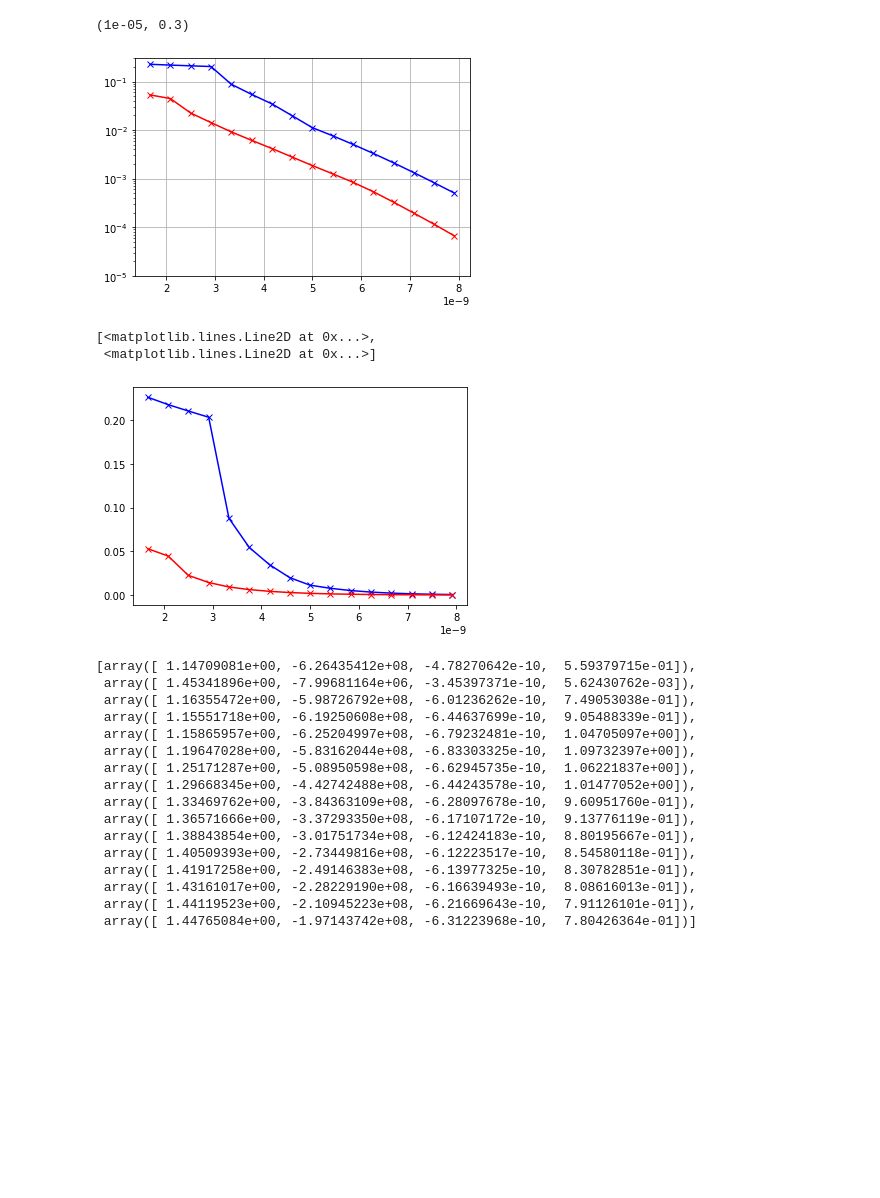
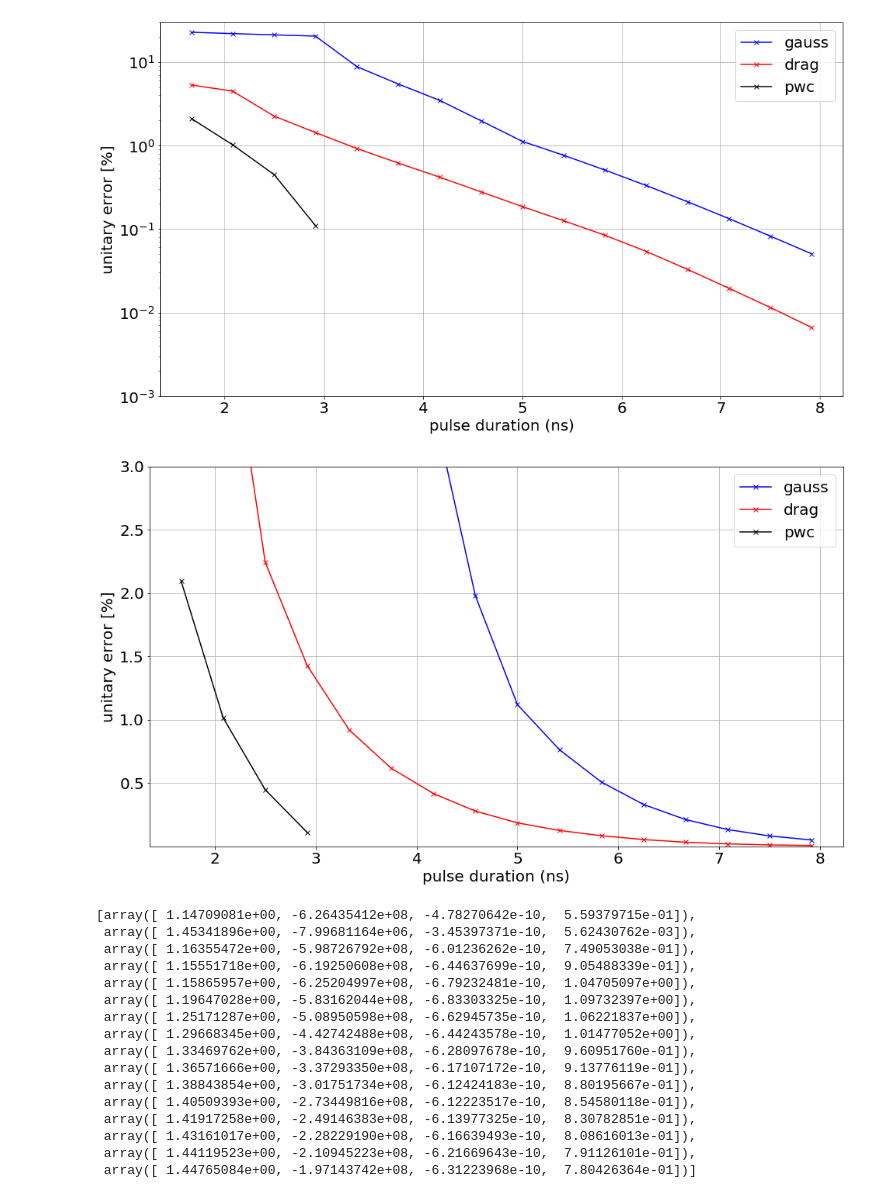
Before and after one commit to q-optimize/c3, a Jupyter notebook: c3po/IBM/hockeystick_plot.ipynb, the cells around one changed output. Saved outputs shown, nothing was run; the diff lists cells and outputs as text; code cells hidden in the pictures; blank space fills up the shorter version.

Commit message:
plots for IBM meeting

```diff
--- a/c3po/IBM/hockeystick_plot.ipynb
+++ b/c3po/IBM/hockeystick_plot.ipynb
@@ -5 +6,4 @@ import matplotlib.pyplot as plt
+# %%
+plt.rcParams['figure.figsize']=(16,9)
+plt.rcParams['font.size']=20
 # %%
@@ -39,18 +41,3 @@ with open('{}{}{}'.format(base_dir,
     unit_inf_gauss = pickle.load(file)
     times_gauss = pickle.load(file)
     best_params_gauss = pickle.load(file)
-# %%
-plt.semilogy(times_drag,unit_inf_drag,'rx-',
-         times_gauss,unit_inf_gauss,'bx-')
-plt.grid()
-plt.ylim([0.00001,0.3])
-# %% [output]
-(1e-05, 0.3)
-[figure, removed]
-# %%
-plt.plot(times_gauss,unit_inf_gauss,'bx-',
-         times_drag,unit_inf_drag,'rx-')
-# %% [output]
-[<matplotlib.lines.Line2D at 0x...>,
- <matplotlib.lines.Line2D at 0x...>]
-[figure, removed]
@@ -57,3 +53,37 @@ plt.plot(times_gauss,unit_inf_gauss,'bx-',
+# %%
+times_drag = np.array(times_drag)
+times_gauss = np.array(times_gauss)
+times_pwc = np.array(times_pwc)
+unit_inf_gauss = np.array(unit_inf_gauss)
+unit_inf_drag = np.array(unit_inf_drag)
+unit_inf_pwc = np.array(unit_inf_pwc)
+# %%
+fig = plt.figure()
+plt.semilogy(times_gauss/1e-9,unit_inf_gauss*100.0,'bx-',label='gauss')
+plt.semilogy(times_drag/1e-9,unit_inf_drag*100.0,'rx-',label='drag')
+plt.semilogy(times_pwc/1e-9,unit_inf_pwc*100.0,'kx-',label='pwc')
+plt.xlabel('pulse duration (ns)')
+plt.ylabel('unitary error [%]')
+plt.title('Hockey Stick')
+plt.grid()
+plt.ylim([0.001,30])
+plt.legend()
+fig.savefig('log_hockeystick.png')
+# %% [output]
+[figure, added]
+# %%
+fig = plt.figure()
+plt.plot(times_gauss/1e-9,np.array(unit_inf_gauss)*100.0,'bx-',label='gauss')
+plt.plot(times_drag/1e-9,np.array(unit_inf_drag)*100.0,'rx-',label='drag')
+plt.plot(times_pwc/1e-9,np.array(unit_inf_pwc)*100.0,'kx-',label='pwc')
+plt.xlabel('pulse duration (ns)')
+plt.ylabel('unitary error [%]')
+plt.grid()
+plt.ylim([0.00001,3])
+plt.legend()
+fig.savefig('hockeystick.png')
+# %% [output]
+[figure, added]
 # %%
 best_params_drag
 # %% [output]
```
Also changed, not shown: parts of 8 cells of this notebook.
